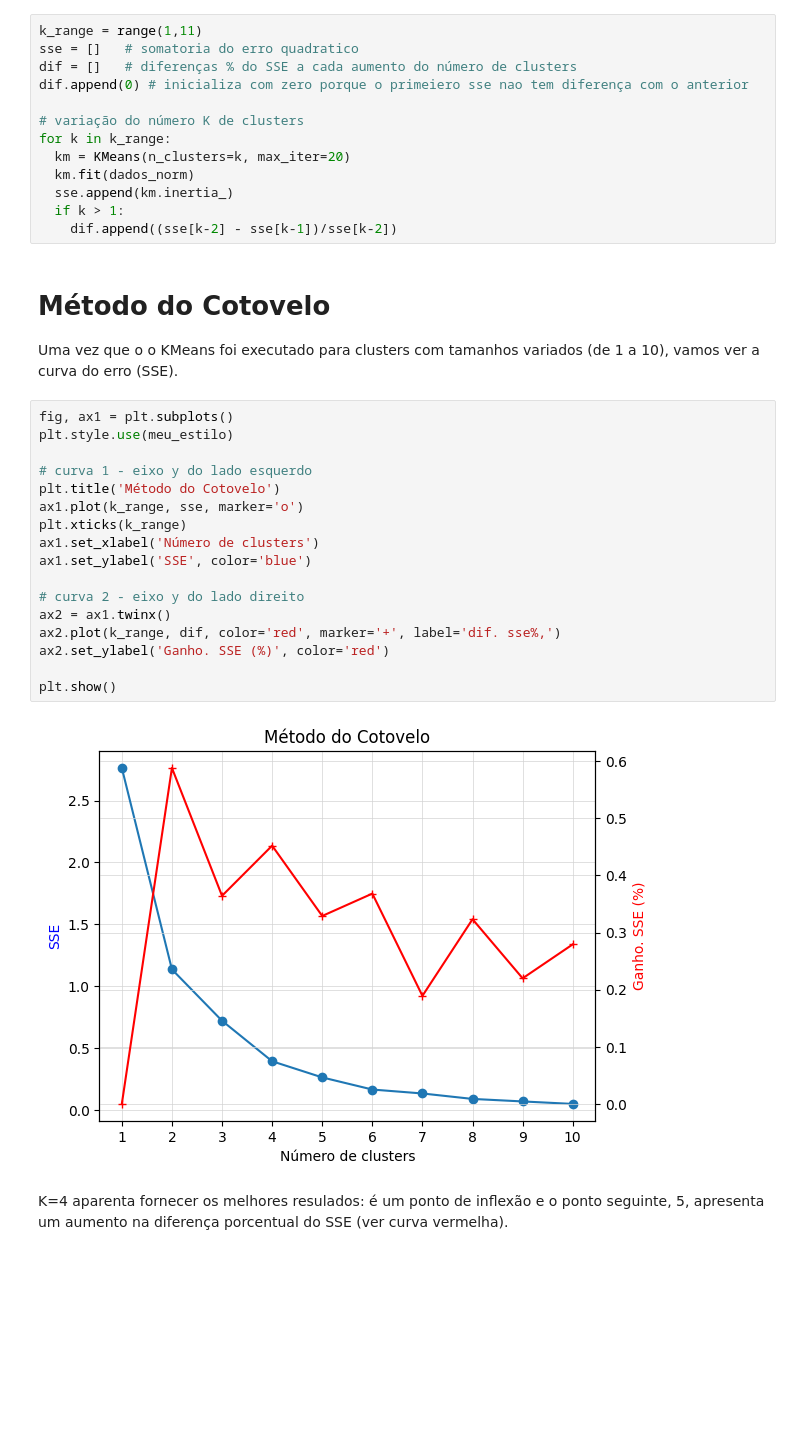
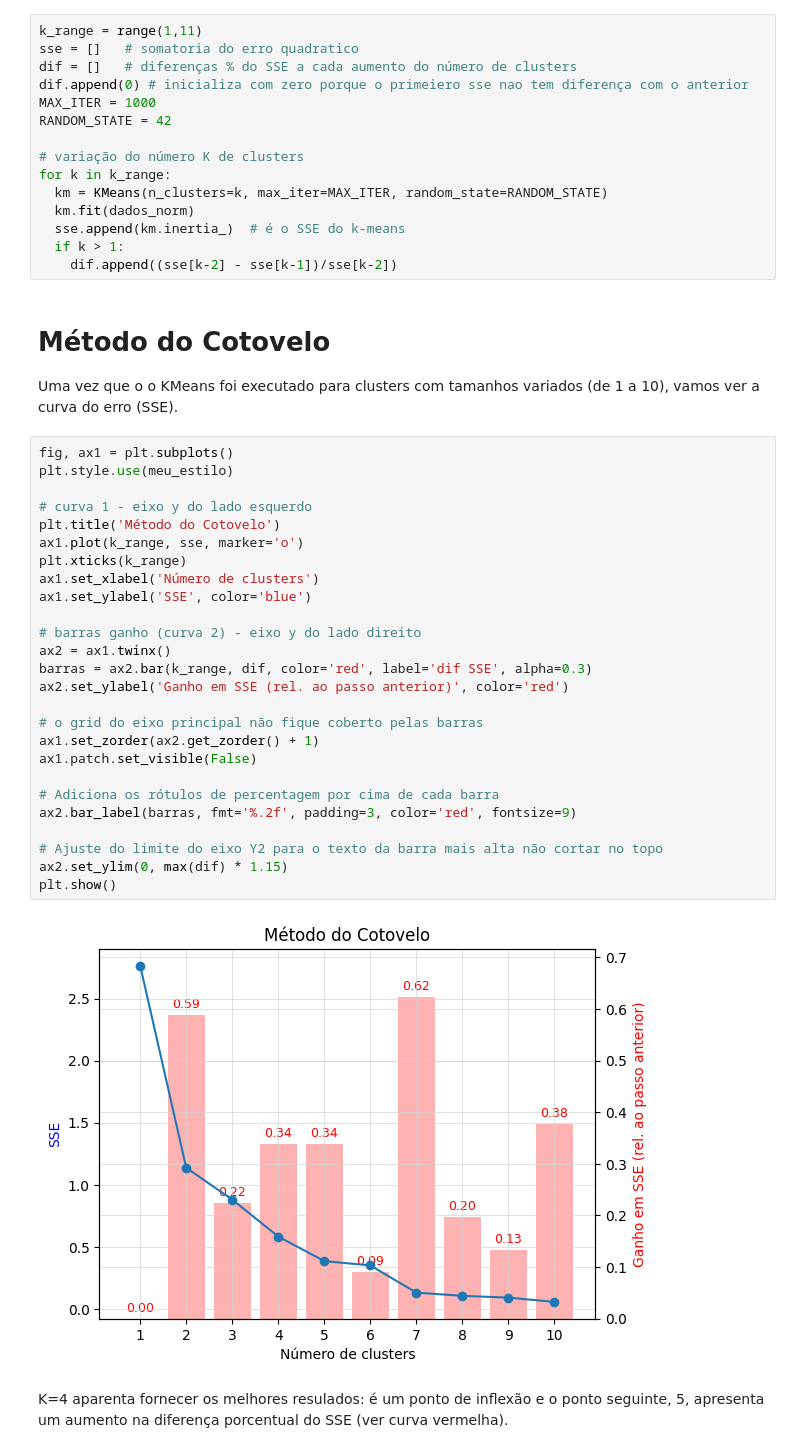
Before and after one commit to tacla/Sistemas-Inteligentes, a Jupyter notebook: Clustering/K_MEANS_Análises.ipynb, the cells around one changed output. Drawn from its saved outputs; the diff is of its cells as text; blank space fills up the shorter version.

```diff
--- a/Clustering/K_MEANS_Análises.ipynb
+++ b/Clustering/K_MEANS_Análises.ipynb
@@ -63,12 +63,14 @@ k_range = range(1,11)
 sse = []   # somatoria do erro quadratico
 dif = []   # diferenças % do SSE a cada aumento do número de clusters
 dif.append(0) # inicializa com zero porque o primeiero sse nao tem diferença com o anterior
+MAX_ITER = 1000
+RANDOM_STATE = 42
 
 # variação do número K de clusters
 for k in k_range:
-  km = KMeans(n_clusters=k, max_iter=20)
+  km = KMeans(n_clusters=k, max_iter=MAX_ITER, random_state=RANDOM_STATE)
   km.fit(dados_norm)
-  sse.append(km.inertia_)
+  sse.append(km.inertia_)  # é o SSE do k-means
   if k > 1:
     dif.append((sse[k-2] - sse[k-1])/sse[k-2])
 # %% [markdown]
@@ -77,22 +79,31 @@ Uma vez que o o KMeans foi executado para clusters com tamanhos variados (de 1 a
 # %%
 fig, ax1 = plt.subplots()
 plt.style.use(meu_estilo)
 
 # curva 1 - eixo y do lado esquerdo
 plt.title('Método do Cotovelo')
 ax1.plot(k_range, sse, marker='o')
 plt.xticks(k_range)
 ax1.set_xlabel('Número de clusters')
 ax1.set_ylabel('SSE', color='blue')
 
-# curva 2 - eixo y do lado direito
+# barras ganho (curva 2) - eixo y do lado direito
 ax2 = ax1.twinx()
-ax2.plot(k_range, dif, color='red', marker='+', label='dif. sse%,')
-ax2.set_ylabel('Ganho. SSE (%)', color='red')
+barras = ax2.bar(k_range, dif, color='red', label='dif SSE', alpha=0.3)
+ax2.set_ylabel('Ganho em SSE (rel. ao passo anterior)', color='red')
 
+# o grid do eixo principal não fique coberto pelas barras
+ax1.set_zorder(ax2.get_zorder() + 1)
+ax1.patch.set_visible(False)
+
+# Adiciona os rótulos de percentagem por cima de cada barra
+ax2.bar_label(barras, fmt='%.2f', padding=3, color='red', fontsize=9)
+
+# Ajuste do limite do eixo Y2 para o texto da barra mais alta não cortar no topo
+ax2.set_ylim(0, max(dif) * 1.15)
 plt.show()
 # %% [output]
-[figure, old version]
+[figure, new version]
 # %% [markdown]
 K=4 aparenta fornecer os melhores resulados: é um ponto de inflexão e o ponto seguinte, 5, apresenta um aumento na diferença porcentual do SSE (ver curva vermelha).
 # %%
```
Also changed, not shown: parts of 3 cells of this notebook.
